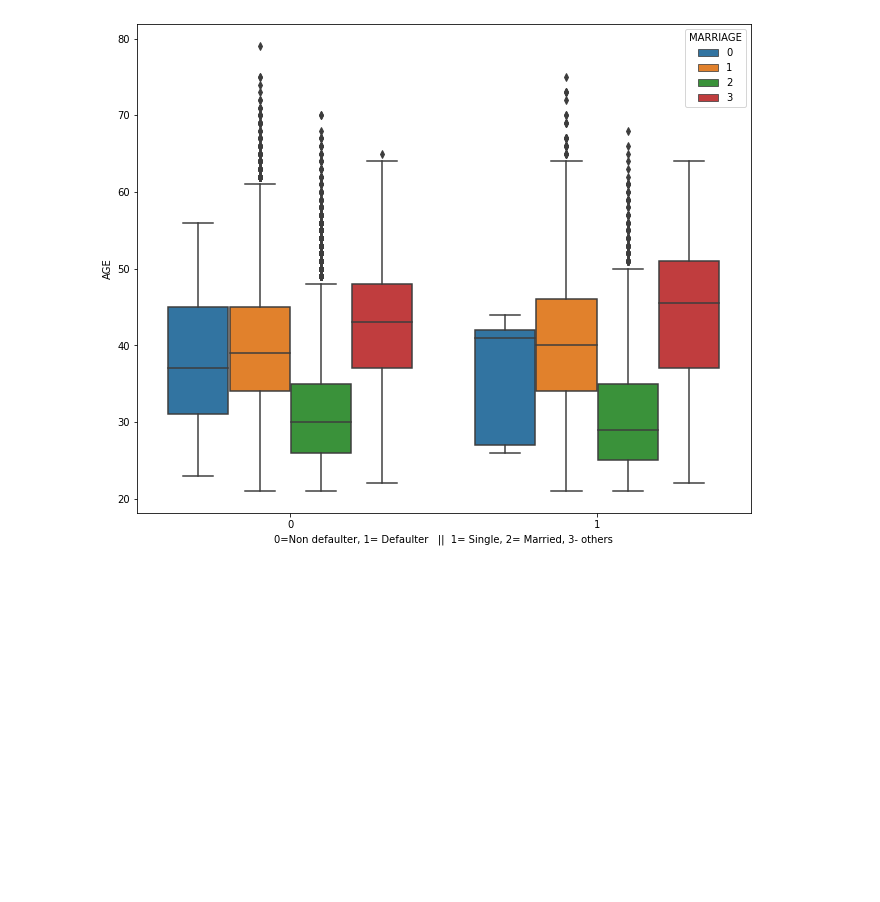
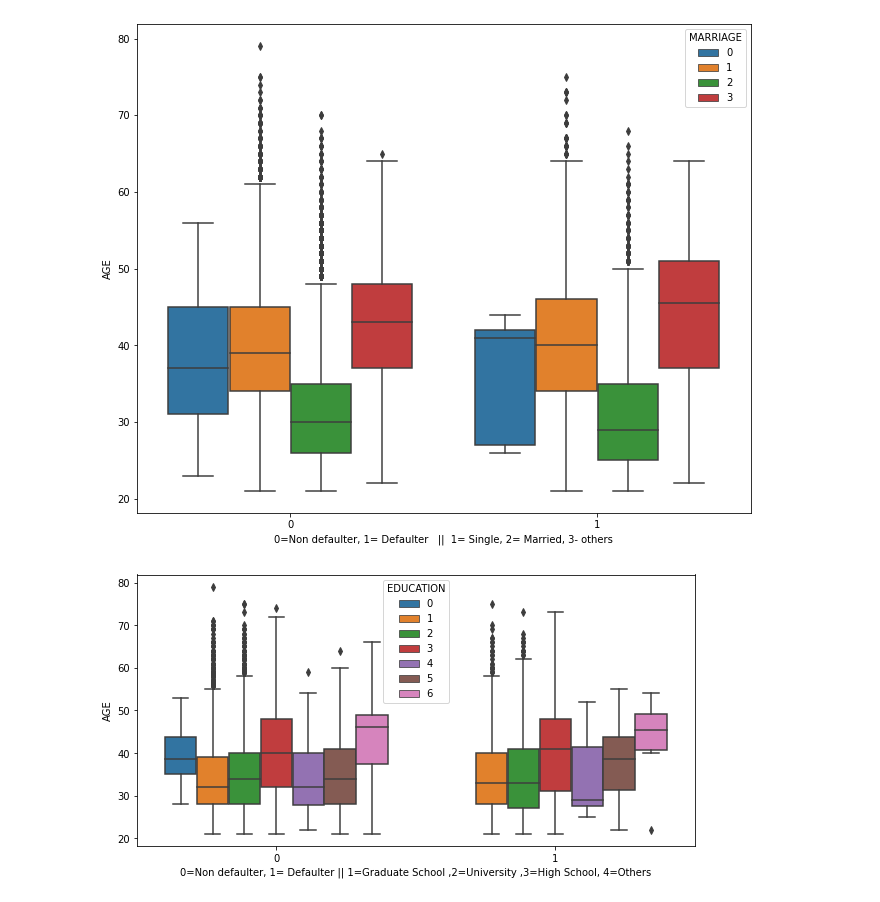
Before and after one commit to Hkhero79/HK-Credit-card-default-prediction, a Jupyter notebook: HK_Credit_Card_Default_Prediction.ipynb, the cells around one changed output. Drawn from its saved outputs; the diff is of its cells as text; code cells hidden in the pictures; blank space fills up the shorter version.

```diff
--- a/HK_Credit_Card_Default_Prediction.ipynb
+++ b/HK_Credit_Card_Default_Prediction.ipynb
@@ -384,3 +369,10 @@ plt.xlabel("0=Non defaulter, 1= Defaulter   ||  1= Single, 2= Married, 3- others
 plt.show()
 # %% [output]
 [figure]
+# %%
+plt.figure(figsize=(10,5))
+sns.boxplot(x='Defaulter for next month',hue='EDUCATION', y='AGE',data=df_cred)
+plt.xlabel("0=Non defaulter, 1= Defaulter || 1=Graduate School ,2=University ,3=High School, 4=Others")
+plt.show()
+# %% [output]
+[figure, added]
```
Also changed, not shown: parts of 54 cells of this notebook.
